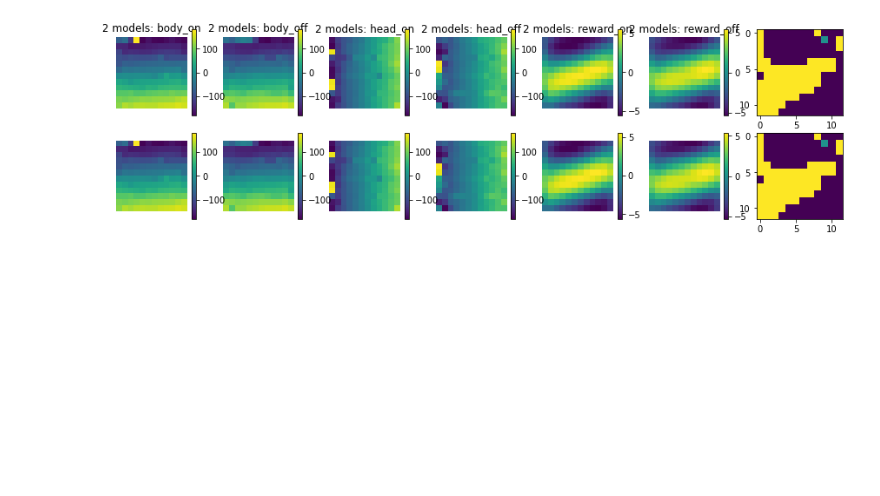
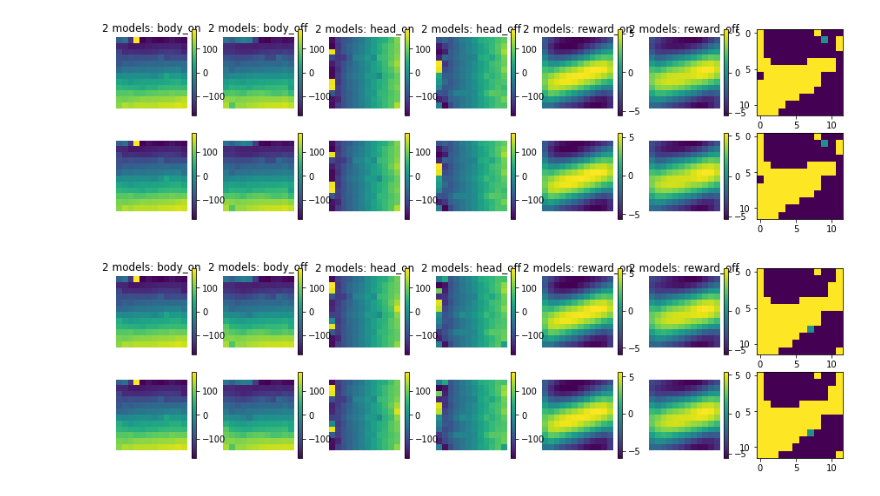
Before and after one commit to ccli3896/RLWorms, a Jupyter notebook: 01_13_reals/HTDebuggingTests.ipynb, the cells around one changed output. Saved outputs shown, nothing was run; the diff lists cells and outputs as text; code cells hidden in the pictures; blank space fills up the shorter version.

```diff
--- a/01_13_reals/HTDebuggingTests.ipynb
+++ b/01_13_reals/HTDebuggingTests.ipynb
@@ -195,3 +197,9 @@ mods_plt = [mod,mod]
 plot_mods(mods_plt)
 # %% [output]
 [figure]
+# %%
+mod = mset.models[0]
+mods_plt = [mod,mod]
+plot_mods(mods_plt)
+# %% [output]
+[figure, added]
```
Also changed, not shown: parts of 5 cells of this notebook, 22 other files.
